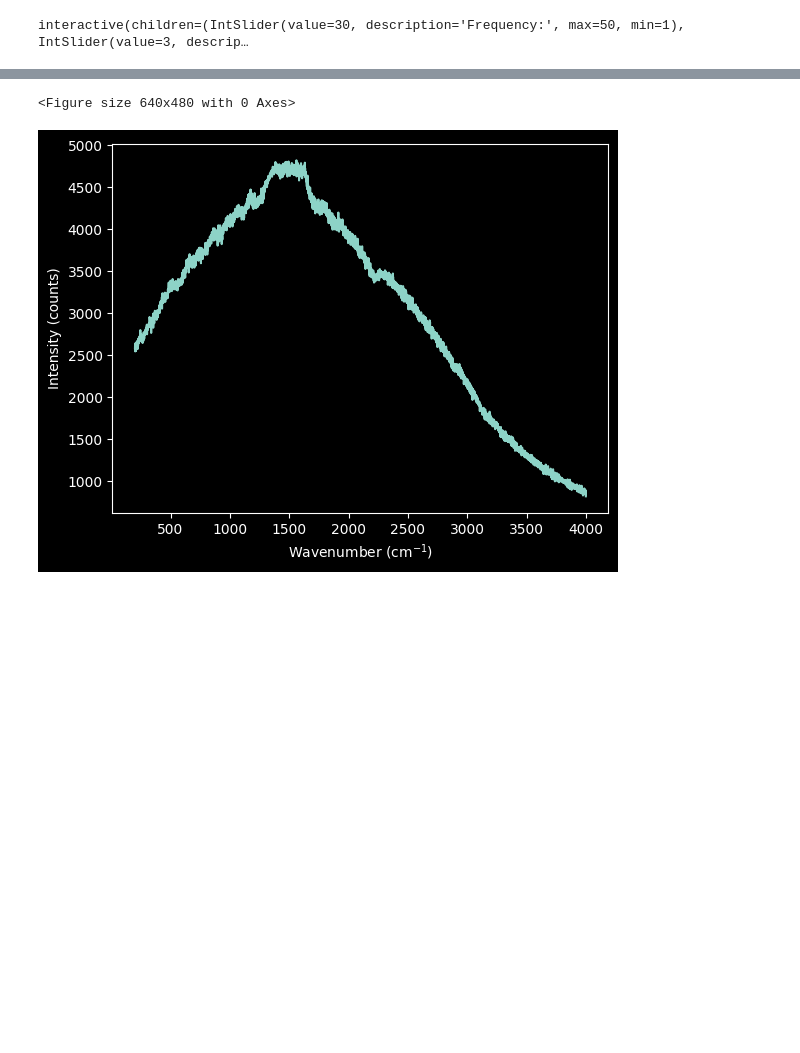
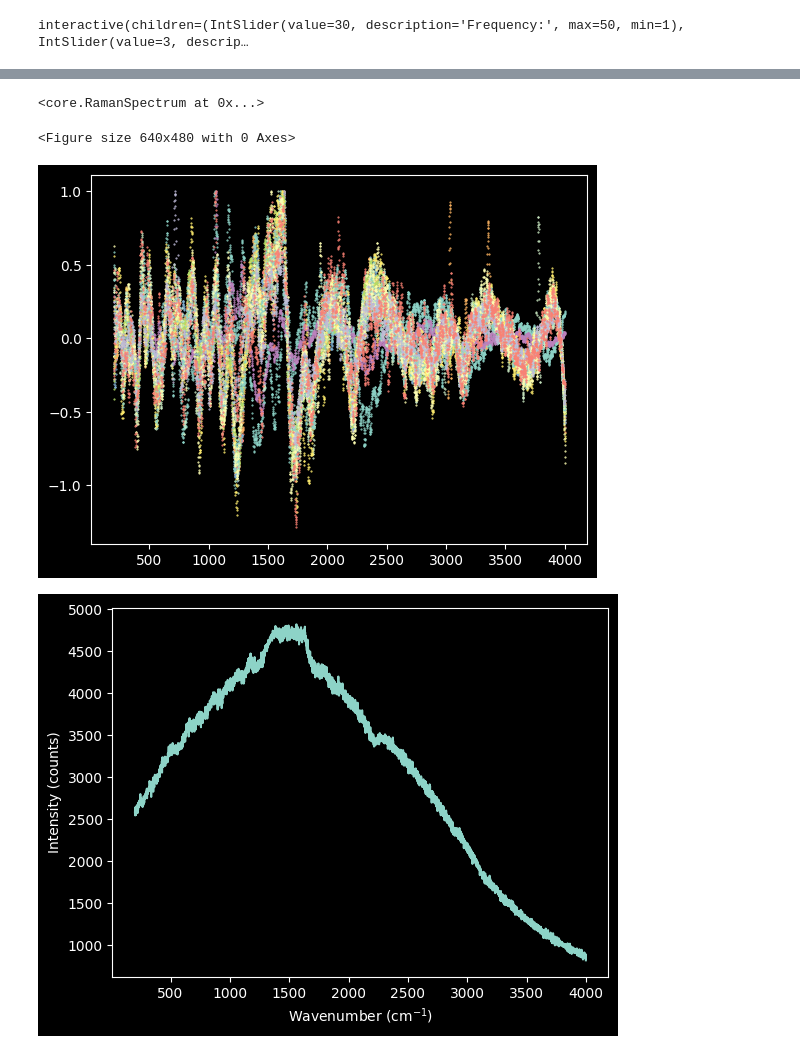
Before and after one commit to oftavira/raman, a Jupyter notebook: enotebook.ipynb, the cells around one changed output, grey strips where cells are left out. Saved outputs shown, nothing was run; the diff lists cells and outputs as text; code cells hidden in the pictures; blank space fills up the shorter version.

```diff
--- a/enotebook.ipynb
+++ b/enotebook.ipynb
@@ -125,3 +199,8 @@ interactive(children=(IntSlider(value=30, description='Frequency:', max=50, min=
+# %%
+borrardeldic = lambda keey: ramanspecs.pop(keey)
+borrardeldic('13:49:07')
+# %% [output]
+<core.RamanSpectrum at 0x...>
 # %%
 savgolraman = lambda x: ramanspecs[x].sav_gol(ramanspecs[x].polylx,ramanspecs[x].polyly,window=44,order=4,from_args=True,show=False)
 savgolraman('13:52:27')
@@ -130,6 +209,16 @@ for k, v in ramanspecs.items():
     savgolraman(k)
 # %% [output]
 <Figure size 640x480 with 0 Axes>
+# %%
+for k, v in ramanspecs.items():
+    # Accessing the denoised data to normalize it and plot it
+    x, y = v.denoisedx, v.denoisedy
+    # Normalizing the data
+    yn = y/max(y)
+    # Plotting the data
+    plt.plot(x,yn,'o',markersize=0.5)
+# %% [output]
+[figure, added]
 # %%
 getrspec = lambda keey: ramanspecs[keey]
 getrspec('13:27:24').interactive(mod=True, method='poly_fit')
```
Also changed, not shown: parts of 19 cells of this notebook, 1 other file.
